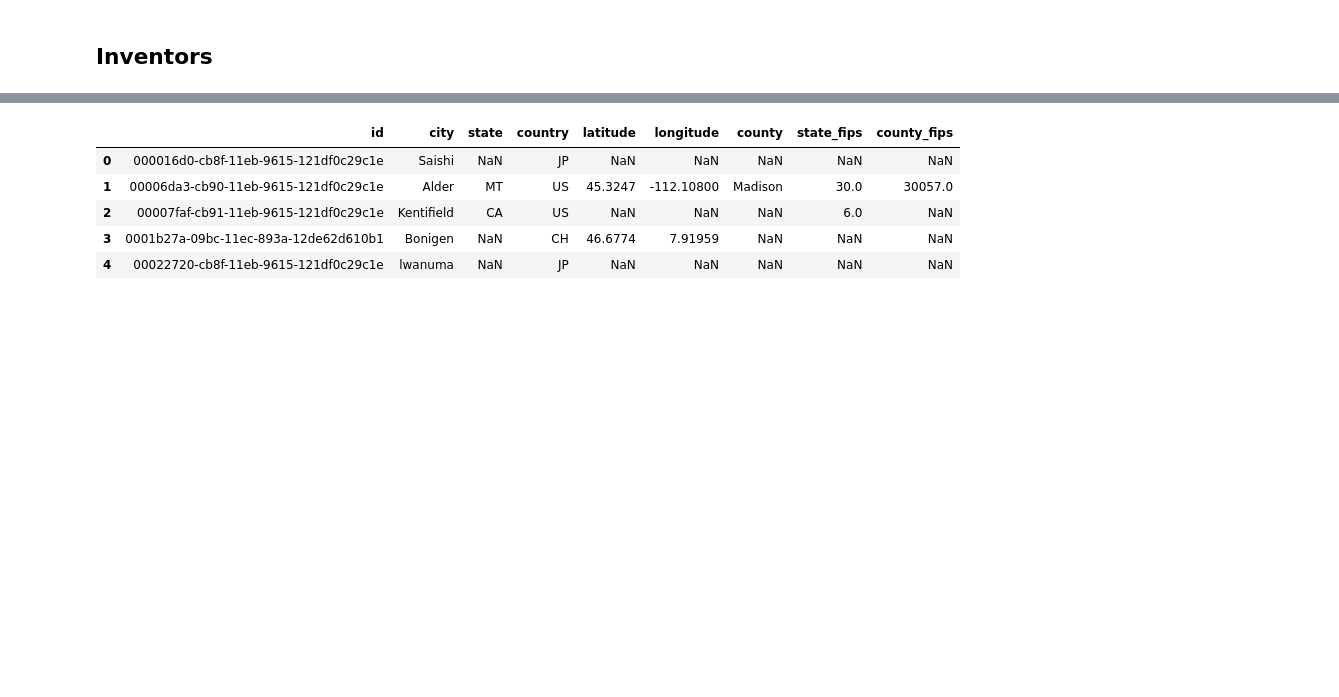
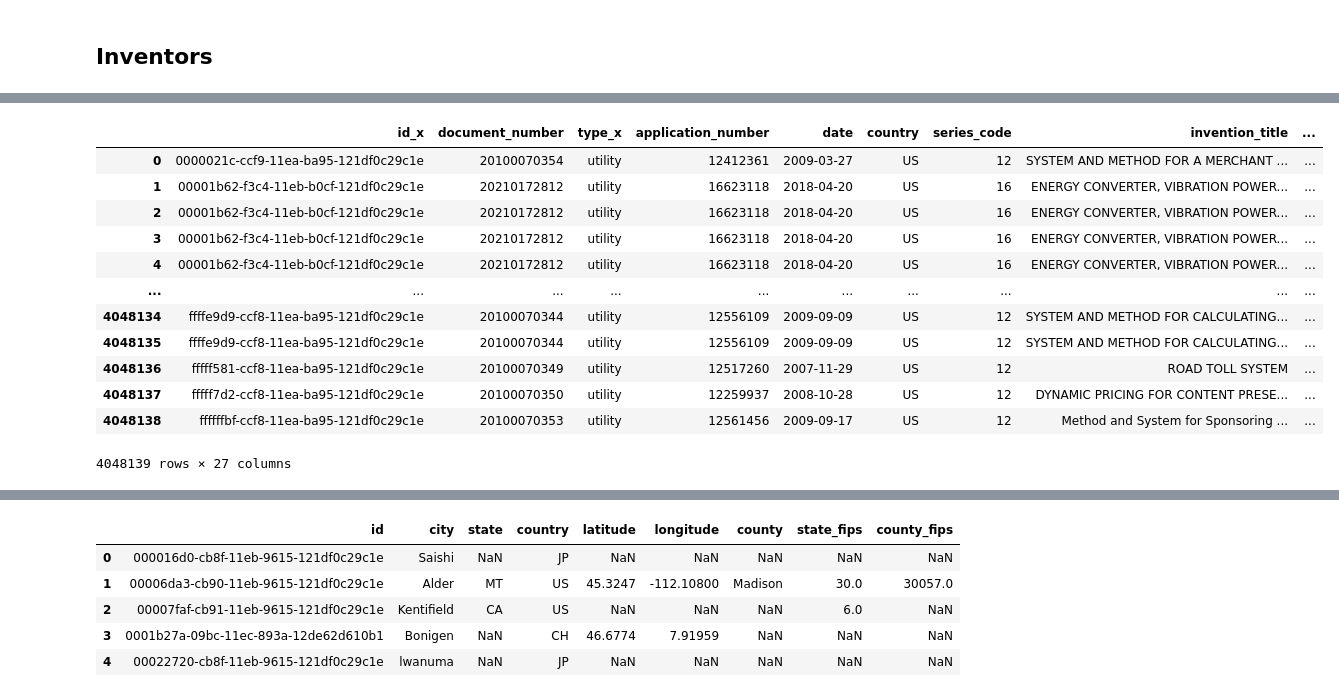
Before and after one commit to mhk9c/patents22, a Jupyter notebook: pre_grant_data.ipynb, the cells around one changed output, grey strips where cells are left out. Cells and saved outputs as stored; diff of their text form; code cells hidden in the pictures; blank space fills up the shorter version.

```diff
--- a/pre_grant_data.ipynb
+++ b/pre_grant_data.ipynb
@@ -162,0 +267,21 @@ _inventor_df.head()
+# %%
+application_assignee_inventor_male_flag_df = pd.merge(application_assignee_inventor_df, _inventor_df,
+                        left_on=['inventor_id'],
+                        right_on = ['id'],
+                        how='left')
+
+application_assignee_inventor_male_flag_df
+# %% [output]
+|  | id_x | document_number | type_x | application_number | date | country | series_code | invention_title | ... |
+| 0 | 0000021c-ccf9-11ea-ba95-121df0c29c1e | 20100070354 | utility | 12412361 | 2009-03-27 | US | 12 | SYSTEM AND METHOD FOR A MERCHANT ... | ... |
+| 1 | 00001b62-f3c4-11eb-b0cf-121df0c29c1e | 20210172812 | utility | 16623118 | 2018-04-20 | US | 16 | ENERGY CONVERTER, VIBRATION POWER... | ... |
+| 2 | 00001b62-f3c4-11eb-b0cf-121df0c29c1e | 20210172812 | utility | 16623118 | 2018-04-20 | US | 16 | ENERGY CONVERTER, VIBRATION POWER... | ... |
+| 3 | 00001b62-f3c4-11eb-b0cf-121df0c29c1e | 20210172812 | utility | 16623118 | 2018-04-20 | US | 16 | ENERGY CONVERTER, VIBRATION POWER... | ... |
+| 4 | 00001b62-f3c4-11eb-b0cf-121df0c29c1e | 20210172812 | utility | 16623118 | 2018-04-20 | US | 16 | ENERGY CONVERTER, VIBRATION POWER... | ... |
+| ... | ... | ... | ... | ... | ... | ... | ... | ... | ... |
+| 4048134 | ffffe9d9-ccf8-11ea-ba95-121df0c29c1e | 20100070344 | utility | 12556109 | 2009-09-09 | US | 12 | SYSTEM AND METHOD FOR CALCULATING... | ... |
+| 4048135 | ffffe9d9-ccf8-11ea-ba95-121df0c29c1e | 20100070344 | utility | 12556109 | 2009-09-09 | US | 12 | SYSTEM AND METHOD FOR CALCULATING... | ... |
+| 4048136 | fffff581-ccf8-11ea-ba95-121df0c29c1e | 20100070349 | utility | 12517260 | 2007-11-29 | US | 12 | ROAD TOLL SYSTEM | ... |
+| 4048137 | fffff7d2-ccf8-11ea-ba95-121df0c29c1e | 20100070350 | utility | 12259937 | 2008-10-28 | US | 12 | DYNAMIC PRICING FOR CONTENT PRESE... | ... |
+| 4048138 | ffffffbf-ccf8-11ea-ba95-121df0c29c1e | 20100070353 | utility | 12561456 | 2009-09-17 | US | 12 | Method and System for Sponsoring ... | ... |
+4048139 rows × 27 columns
```
Also changed, not shown: parts of 22 cells of this notebook.
